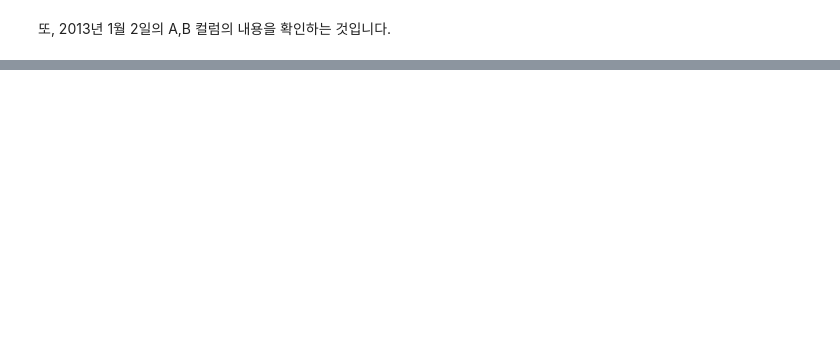
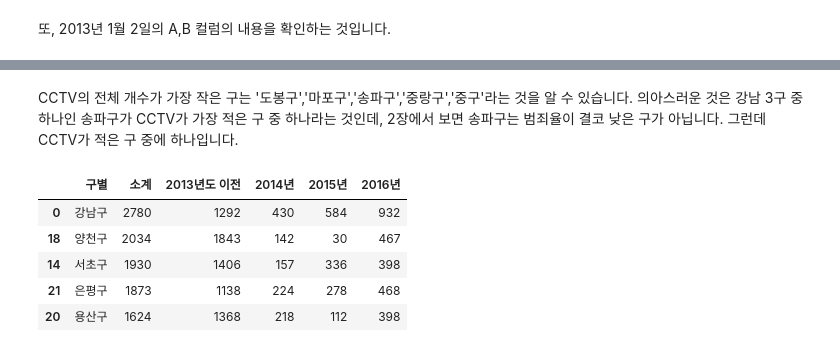
Before and after one commit to wntkdl94/DataScience_study, a Jupyter notebook: chapter_1.ipynb, the cells around one changed output, grey strips where cells are left out. Saved outputs shown, nothing was run; the diff lists cells and outputs as text; code cells hidden in the pictures; blank space fills up the shorter version.

```diff
--- a/chapter_1.ipynb
+++ b/chapter_1.ipynb
@@ -284,0 +456,11 @@ df.loc[dates[0],'A']
+# %% [markdown]
+CCTV의 전체 개수가 가장 작은 구는 '도봉구','마포구','송파구','중랑구','중구'라는 것을 알 수 있습니다. 의아스러운 것은 강남 3구 중 하나인 송파구가 CCTV가 가장 적은 구 중 하나라는 것인데, 2장에서 보면 송파구는 범죄율이 결코 낮은 구가 아닙니다. 그런데 CCTV가 적은 구 중에 하나입니다.
+# %%
+CCTV_Seoul.sort_values(by='소계', ascending=False).head(5)
+# %% [output]
+|  | 구별 | 소계 | 2013년도 이전 | 2014년 | 2015년 | 2016년 |
+| 0 | 강남구 | 2780 | 1292 | 430 | 584 | 932 |
+| 18 | 양천구 | 2034 | 1843 | 142 | 30 | 467 |
+| 14 | 서초구 | 1930 | 1406 | 157 | 336 | 398 |
+| 21 | 은평구 | 1873 | 1138 | 224 | 278 | 468 |
+| 20 | 용산구 | 1624 | 1368 | 218 | 112 | 398 |
```
Also changed, not shown: parts of 43 cells of this notebook.
